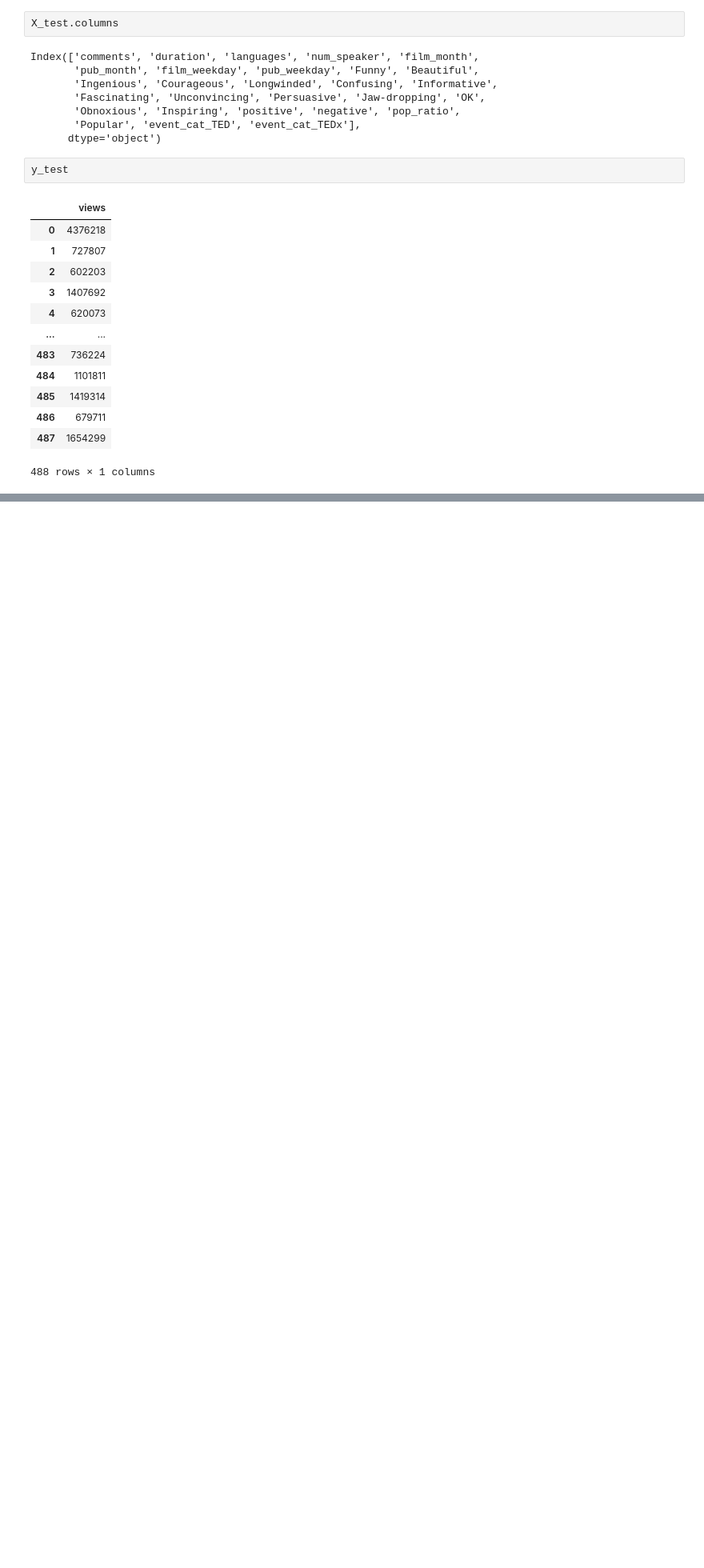
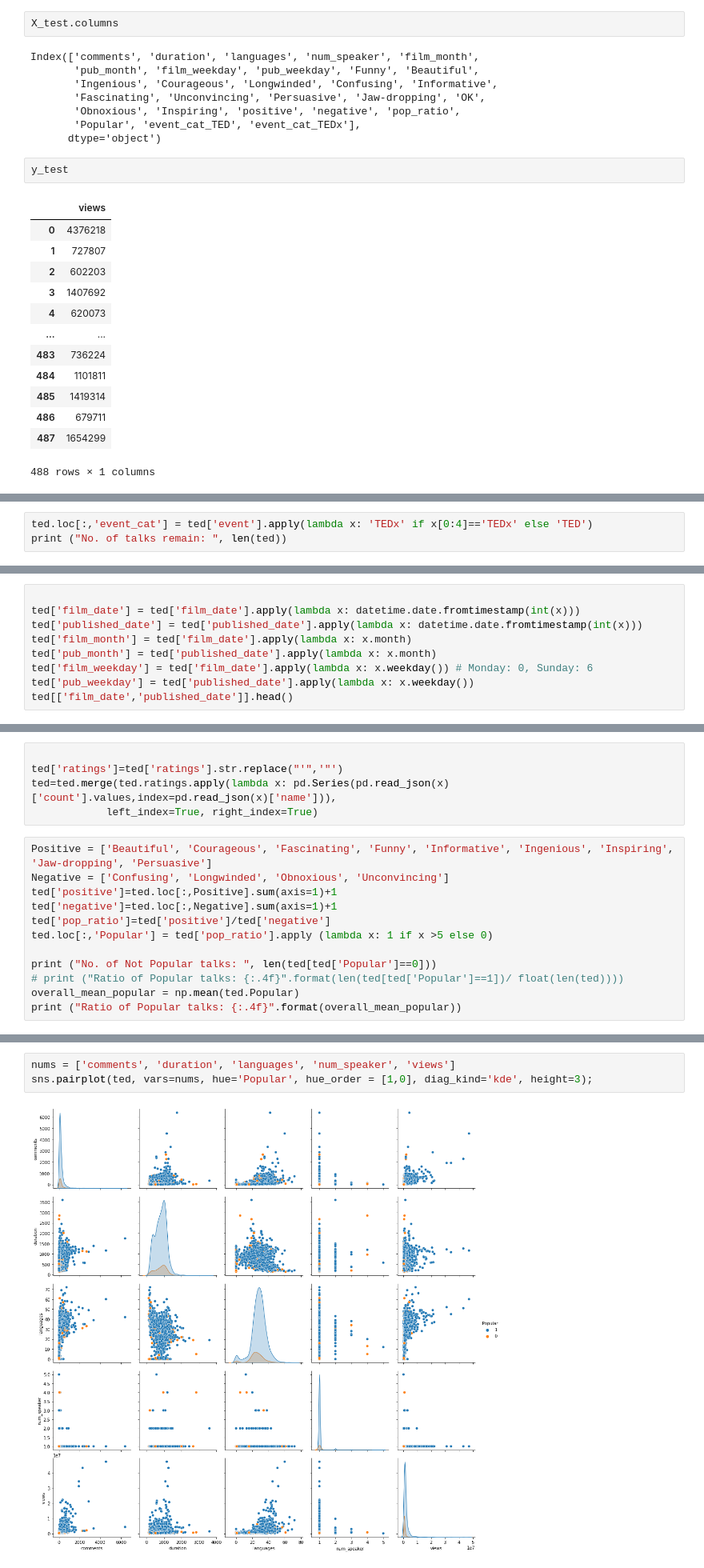
Before and after one commit to FaizanKhalidMohsin/DeepLearningResearch_EffectofHiddenLayers, a Jupyter notebook: mnn/5_Faizan_TedTalk_mdnn.ipynb, the cells around one changed output, grey strips where cells are left out. Shown: that part at 80% size. Drawn from its saved outputs; the diff is of its cells as text; blank space fills up the shorter version.

```diff
--- a/mnn/5_Faizan_TedTalk_mdnn.ipynb
+++ b/mnn/5_Faizan_TedTalk_mdnn.ipynb
@@ -88,0 +123,3 @@ We need to create dummy variables for the variables that should be categorical v
+# %%
+ted.loc[:,'event_cat'] = ted['event'].apply(lambda x: 'TEDx' if x[0:4]=='TEDx' else 'TED')
+print ("No. of talks remain: ", len(ted))
@@ -88,0 +130,9 @@ We need to create dummy variables for the variables that should be categorical v
+# %%
+
+ted['film_date'] = ted['film_date'].apply(lambda x: datetime.date.fromtimestamp(int(x)))
+ted['published_date'] = ted['published_date'].apply(lambda x: datetime.date.fromtimestamp(int(x)))
+ted['film_month'] = ted['film_date'].apply(lambda x: x.month)
+ted['pub_month'] = ted['published_date'].apply(lambda x: x.month)
+ted['film_weekday'] = ted['film_date'].apply(lambda x: x.weekday()) # Monday: 0, Sunday: 6
+ted['pub_weekday'] = ted['published_date'].apply(lambda x: x.weekday())
+ted[['film_date','published_date']].head()
@@ -88,0 +152,17 @@ We need to create dummy variables for the variables that should be categorical v
+# %%
+
+ted['ratings']=ted['ratings'].str.replace("'",'"')
+ted=ted.merge(ted.ratings.apply(lambda x: pd.Series(pd.read_json(x)['count'].values,index=pd.read_json(x)['name'])),
+            left_index=True, right_index=True)
+# %%
+Positive = ['Beautiful', 'Courageous', 'Fascinating', 'Funny', 'Informative', 'Ingenious', 'Inspiring', 'Jaw-dropping', 'Persuasive']
+Negative = ['Confusing', 'Longwinded', 'Obnoxious', 'Unconvincing']
+ted['positive']=ted.loc[:,Positive].sum(axis=1)+1
+ted['negative']=ted.loc[:,Negative].sum(axis=1)+1
+ted['pop_ratio']=ted['positive']/ted['negative']
+ted.loc[:,'Popular'] = ted['pop_ratio'].apply (lambda x: 1 if x >5 else 0)
+
+print ("No. of Not Popular talks: ", len(ted[ted['Popular']==0]))
+# print ("Ratio of Popular talks: {:.4f}".format(len(ted[ted['Popular']==1])/ float(len(ted))))
+overall_mean_popular = np.mean(ted.Popular)
+print ("Ratio of Popular talks: {:.4f}".format(overall_mean_popular))
@@ -88,0 +172,5 @@ We need to create dummy variables for the variables that should be categorical v
+# %%
+nums = ['comments', 'duration', 'languages', 'num_speaker', 'views']
+sns.pairplot(ted, vars=nums, hue='Popular', hue_order = [1,0], diag_kind='kde', height=3);
+# %% [output]
+[figure, added]
```
Also changed, not shown: parts of 38 cells of this notebook, 6 other files.
